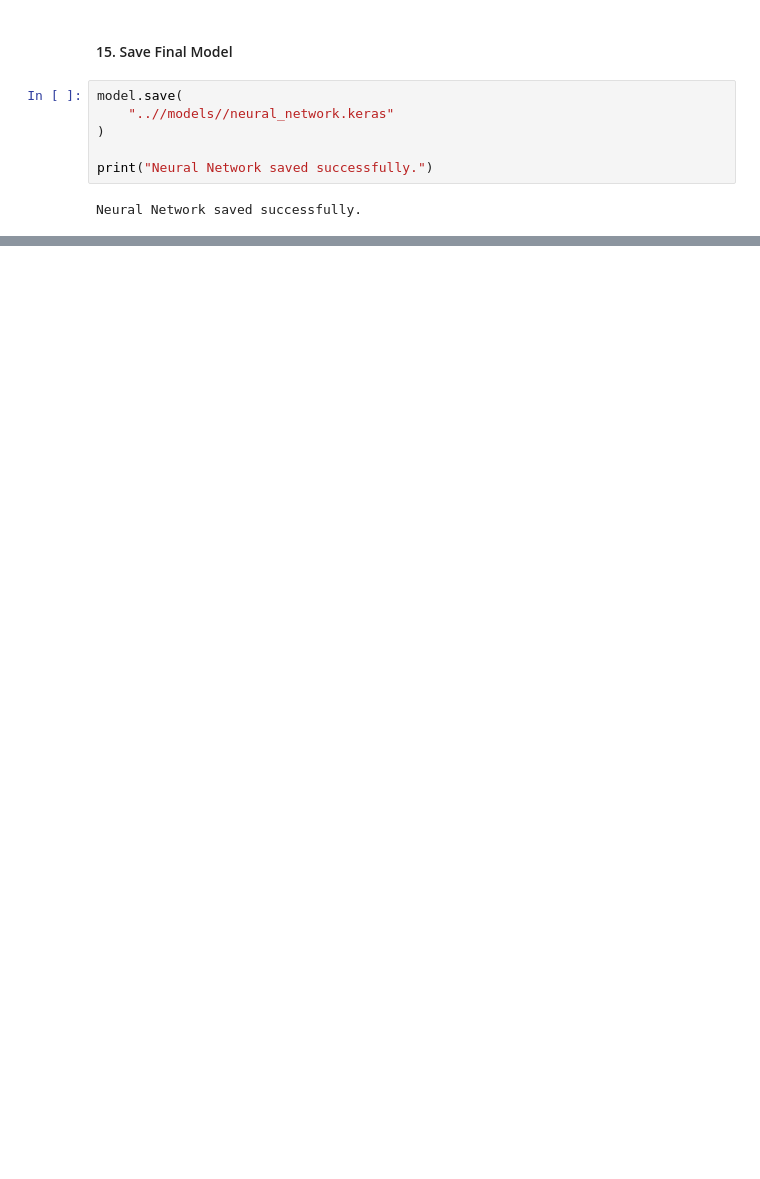
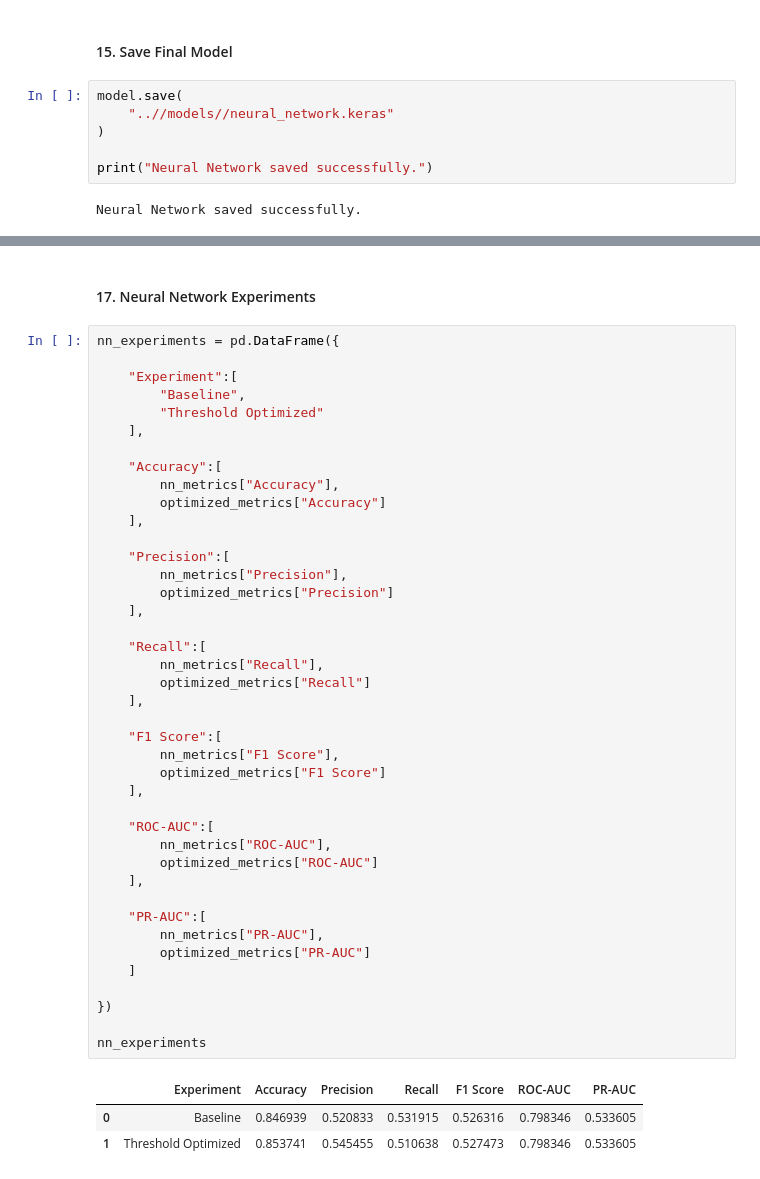
Before and after one commit to FernJoshua/AI-Workforce-Intelligence, a Jupyter notebook: notebooks/06_neural_network_model.ipynb, the cells around one changed output, grey strips where cells are left out. Cells and saved outputs as stored; diff of their text form; blank space fills up the shorter version.

```diff
--- a/notebooks/06_neural_network_model.ipynb
+++ b/notebooks/06_neural_network_model.ipynb
@@ -712,0 +849,47 @@ The trained Neural Network has been saved for deployment and will be further int
+# %% [markdown]
+#### 17. Neural Network Experiments
+# %%
+nn_experiments = pd.DataFrame({
+
+    "Experiment":[
+        "Baseline",
+        "Threshold Optimized"
+    ],
+
+    "Accuracy":[
+        nn_metrics["Accuracy"],
+        optimized_metrics["Accuracy"]
+    ],
+
+    "Precision":[
+        nn_metrics["Precision"],
+        optimized_metrics["Precision"]
+    ],
+
+    "Recall":[
+        nn_metrics["Recall"],
+        optimized_metrics["Recall"]
+    ],
+
+    "F1 Score":[
+        nn_metrics["F1 Score"],
+        optimized_metrics["F1 Score"]
+    ],
+
+    "ROC-AUC":[
+        nn_metrics["ROC-AUC"],
+        optimized_metrics["ROC-AUC"]
+    ],
+
+    "PR-AUC":[
+        nn_metrics["PR-AUC"],
+        optimized_metrics["PR-AUC"]
+    ]
+
+})
+
+nn_experiments
+# %% [output]
+|  | Experiment | Accuracy | Precision | Recall | F1 Score | ROC-AUC | PR-AUC |
+| 0 | Baseline | 0.846939 | 0.520833 | 0.531915 | 0.526316 | 0.798346 | 0.533605 |
+| 1 | Threshold Optimized | 0.853741 | 0.545455 | 0.510638 | 0.527473 | 0.798346 | 0.533605 |
```
Also changed, not shown: parts of 24 cells of this notebook, 36 other files.
